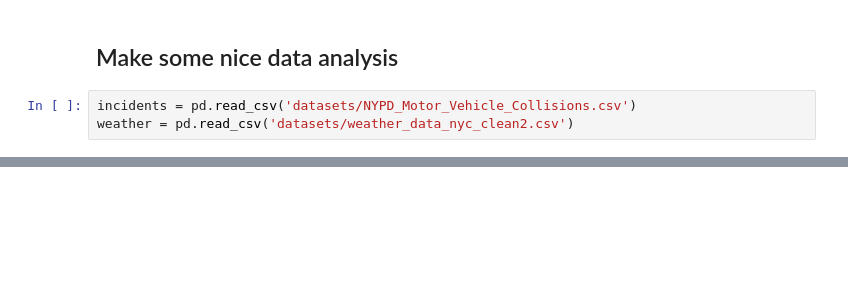
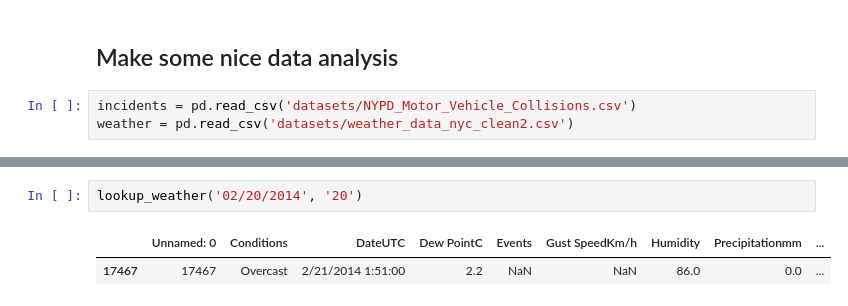
Before and after one commit to masve/saav-deliveries, a Jupyter notebook: project/Weather Data.ipynb, the cells around one changed output, grey strips where cells are left out. Drawn from its saved outputs; the diff is of its cells as text; blank space fills up the shorter version.

```diff
--- a/project/Weather Data.ipynb
+++ b/project/Weather Data.ipynb
@@ -173,0 +192,5 @@ weather.Conditions.unique()
+# %%
+lookup_weather('02/20/2014', '20')
+# %% [output]
+|  | Unnamed: 0 | Conditions | DateUTC | Dew PointC | Events | Gust SpeedKm/h | Humidity | Precipitationmm | ... |
+| 17467 | 17467 | Overcast | 2/21/2014 1:51:00 | 2.2 | NaN | NaN | 86.0 | 0.0 | ... |
```
Also changed, not shown: parts of 8 cells of this notebook, 2 other files.
